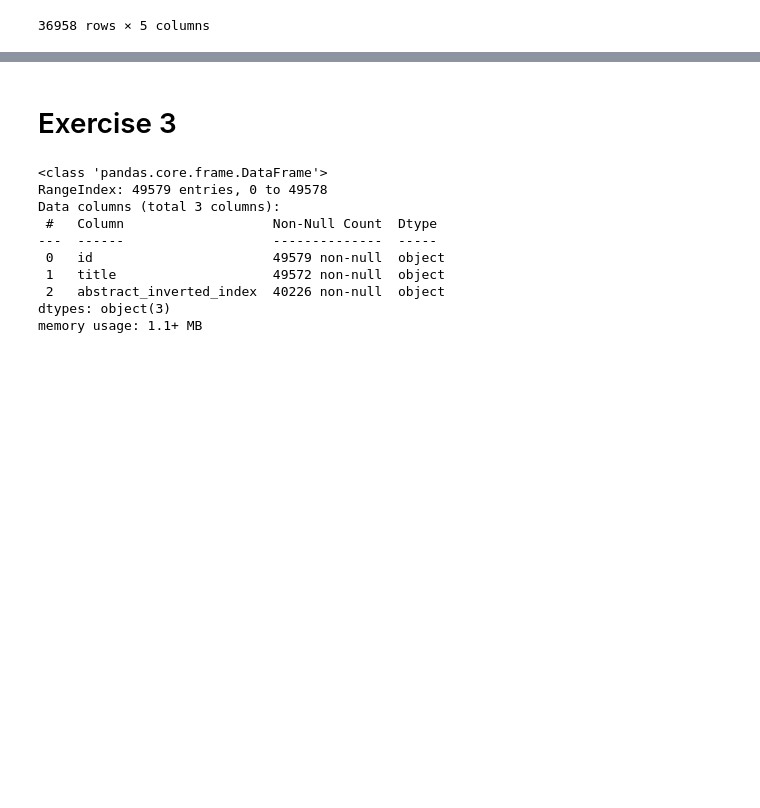
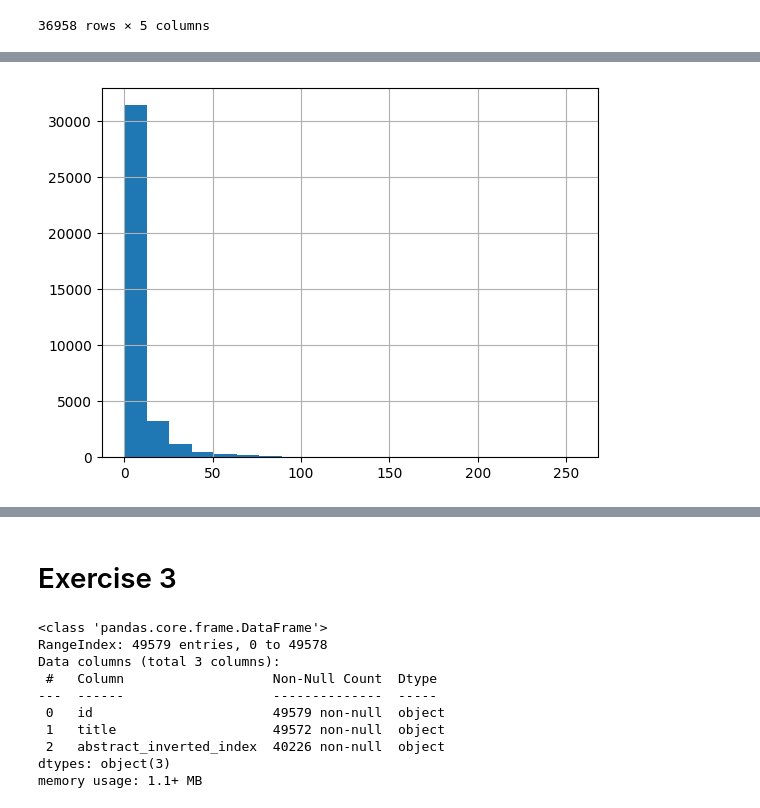
Before and after one commit to bertagrim/grenoble4research, a Jupyter notebook: grenoble4research.ipynb, the cells around one changed output, grey strips where cells are left out. Saved outputs shown, nothing was run; the diff lists cells and outputs as text; code cells hidden in the pictures; blank space fills up the shorter version.

```diff
--- a/grenoble4research.ipynb
+++ b/grenoble4research.ipynb
@@ -565,0 +560,4 @@ grenoble_authors.nlargest(10, 'connectedness_3')
+# %%
+hist = grenoble_authors['connectedness_2'].hist(bins=20)
+# %% [output]
+[figure, added]
```
Also changed, not shown: parts of 74 cells of this notebook.
